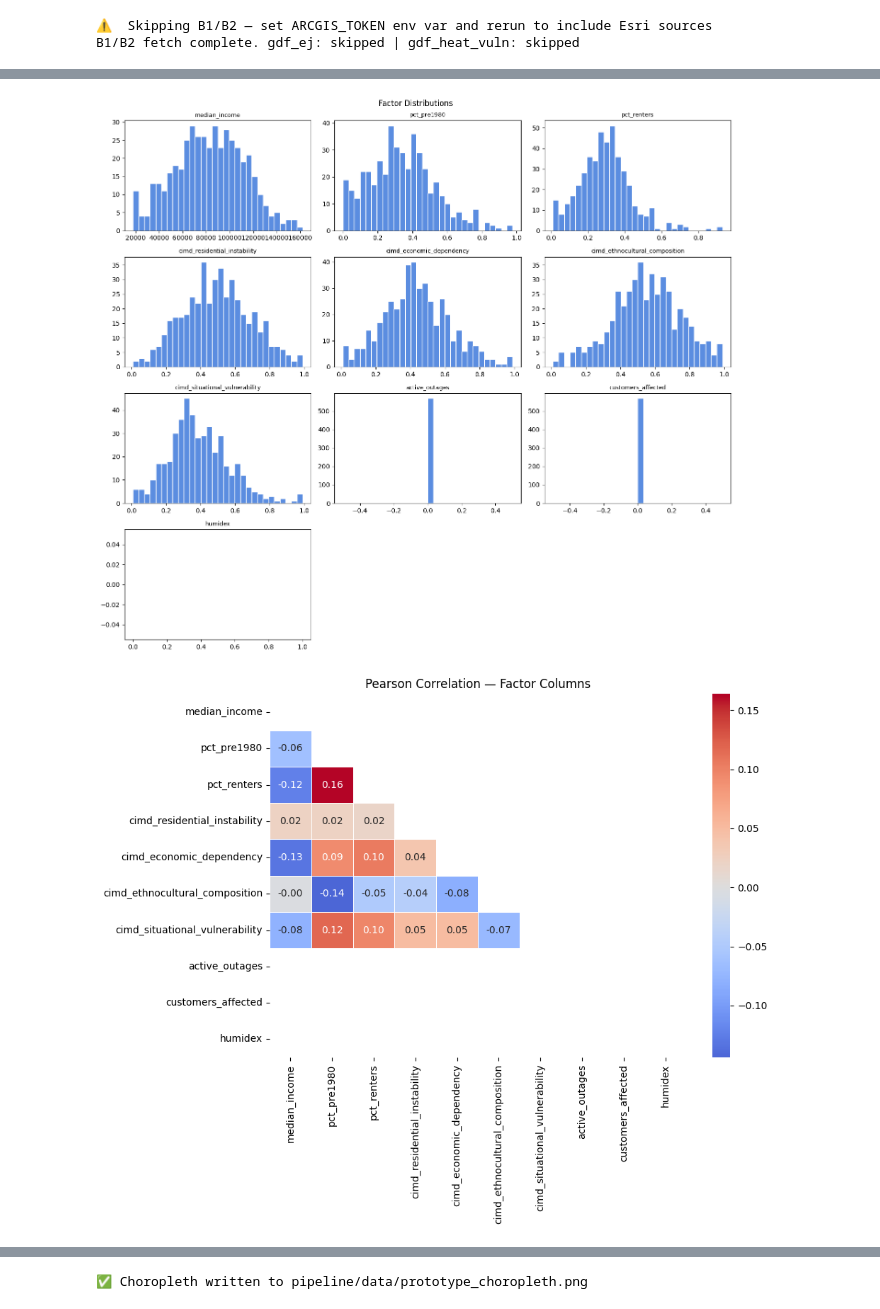
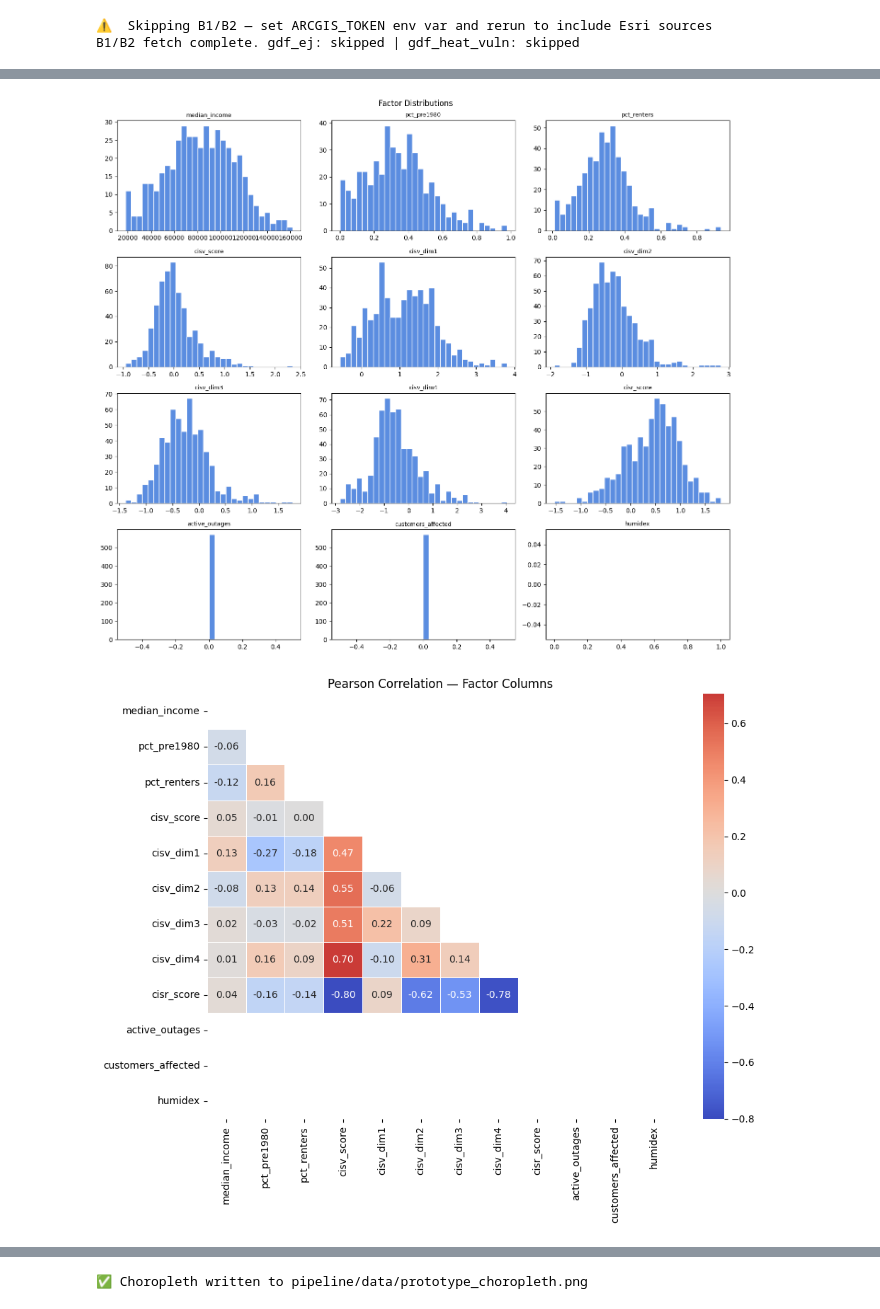
Before and after one commit to Davedat-110105/project_threshold, a Jupyter notebook: pipeline/EDA.ipynb, the cells around one changed output, grey strips where cells are left out. Cells and saved outputs as stored; diff of their text form; code cells hidden in the pictures.

```diff
--- a/pipeline/EDA.ipynb
+++ b/pipeline/EDA.ipynb
@@ -139,14 +140,18 @@ min         18000.00         0.01         0.00
 75%        104008.25         0.38         0.47
 max        169599.00         0.95         1.00
 # %%
-# A3 — CIMD vulnerability index (residential instability, economic dependency, etc.)
-# Uses pre-generated realistic demo data (percentiles, 0–1 scale).
-DEMO_CIMD = DATA_DIR / "demo_cimd.csv"
-assert DEMO_CIMD.exists(), (
-    "Run from project root:\n"
-    "  pipeline/.venv/bin/python3 pipeline/generate_demo_data.py"
+# A3 — Canadian Index of Social Vulnerability / Resilience (CISV + CISR)
+# Real StatsCan data downloaded from:
+#   https://www150.statcan.gc.ca/pub/45-20-0001/2025001/csv/cisv-eng.zip
+#   https://www150.statcan.gc.ca/pub/45-20-0001/2025001/csv/cisr-eng.zip
+# DA-level scores aggregated to CT level via 2021 geographic attribute crosswalk.
+# Run pipeline/build_cisr_cisv.py to regenerate real_cisr_cisv.csv.
+REAL_CISR_CISV = DATA_DIR / "real_cisr_cisv.csv"
+assert REAL_CISR_CISV.exists(), (
+    "Run: pipeline/.venv/bin/python3 pipeline/build_cisr_cisv.py"
 )
-df_cimd = pd.read_csv(DEMO_CIMD, dtype={"CTUID": str})
+df_cimd = pd.read_csv(REAL_CISR_CISV, dtype={"CTUID": str})
 print(f"A3 loaded: {df_cimd.shape}")
+print("Columns:", df_cimd.columns.tolist())
 df_cimd.head(3)
 # %% [output]
@@ -509,8 +508,8 @@ print(gdf_master.columns.tolist())
 
 FACTOR_COLS = [
     "median_income", "pct_pre1980", "pct_renters",
-    "cimd_residential_instability", "cimd_economic_dependency",
-    "cimd_ethnocultural_composition", "cimd_situational_vulnerability",
+    "cisv_score", "cisv_dim1", "cisv_dim2", "cisv_dim3", "cisv_dim4",
+    "cisr_score",
     "active_outages", "customers_affected", "humidex",
 ]
 available = [c for c in FACTOR_COLS if c in gdf_master.columns]
@@ -554,3 +553,3 @@ print(df_factors[available].describe().round(3))
-[figure, old version]
+[figure, new version]
-[figure, old version]
+[figure, new version]
 Factor summary stats:
```
Also changed, not shown: parts of 9 cells of this notebook, 7 other files.
